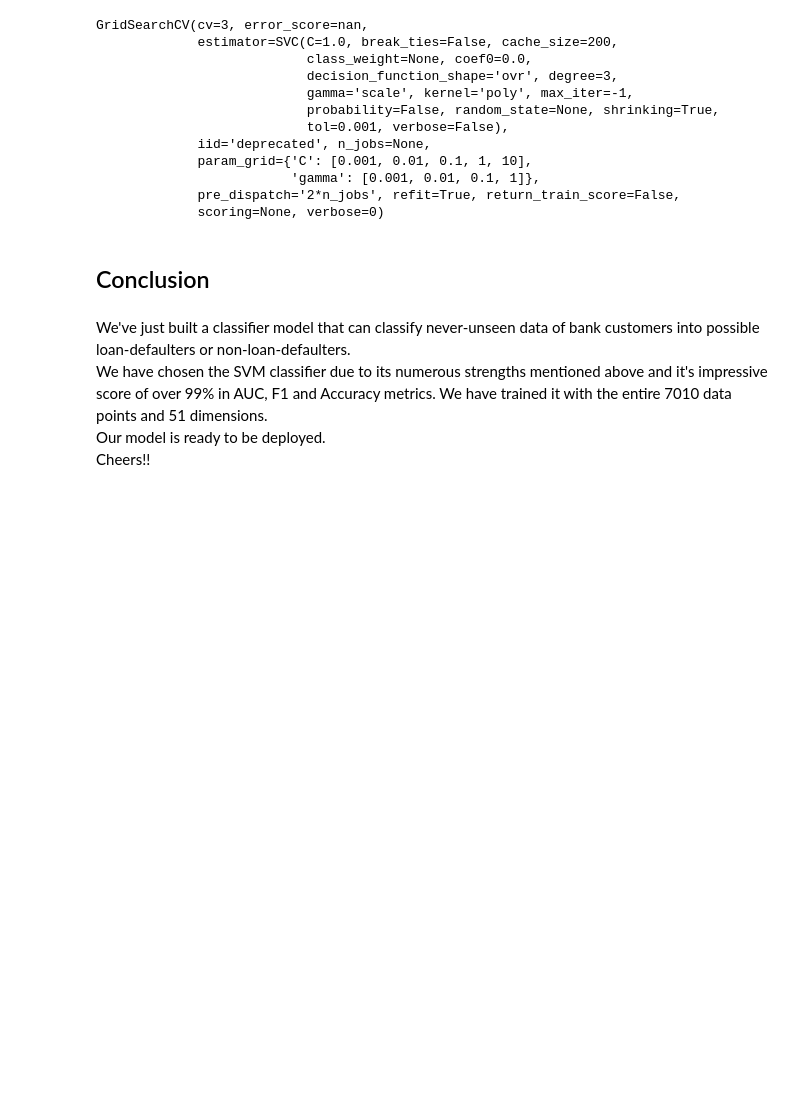
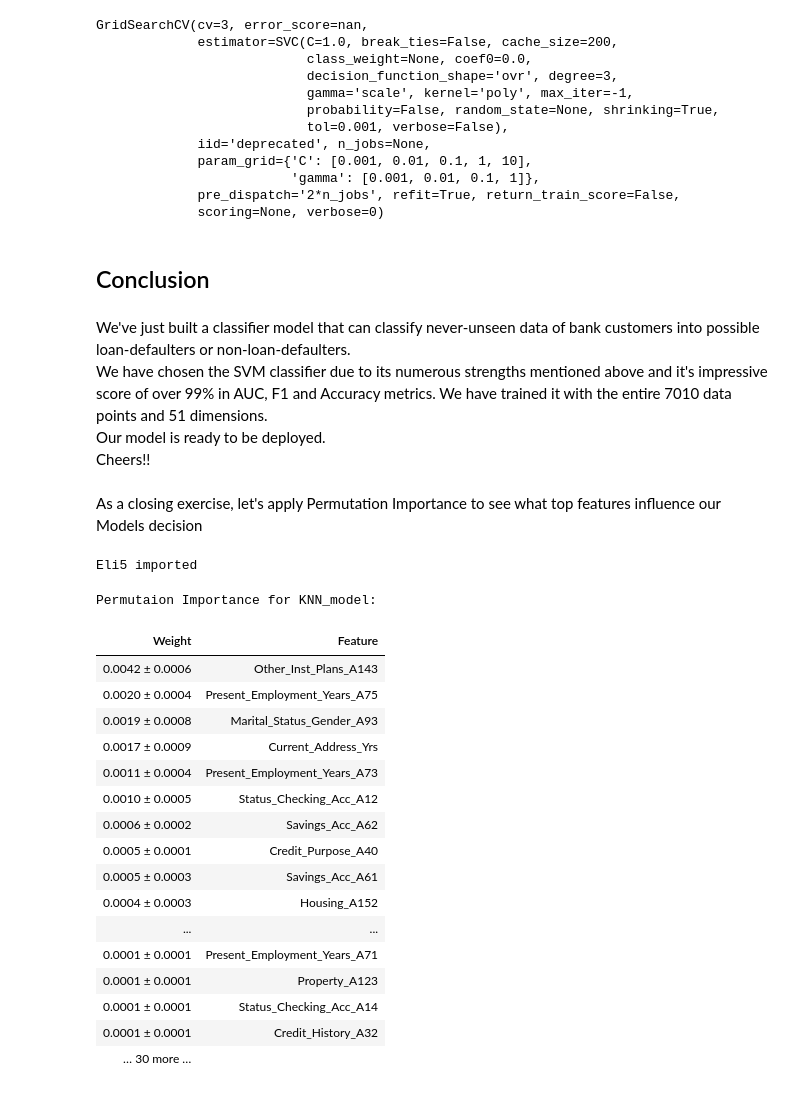
Before and after one commit to Lawrence-Krukrubo/Machine_Learning, a Jupyter notebook: loan_default_classifier.ipynb, the cells around one changed output. Cells and saved outputs as stored; diff of their text form; code cells hidden in the pictures; blank space fills up the shorter version.

```diff
--- a/loan_default_classifier.ipynb
+++ b/loan_default_classifier.ipynb
@@ -1340,3 +1339,14 @@ GridSearchCV(cv=3, error_score=nan,
 We've just built a classifier model that can classify never-unseen data of bank customers into possible loan-defaulters or non-loan-defaulters.
 <br>We have chosen the SVM classifier due to its numerous strengths mentioned above and it's impressive score of over 99% in AUC, F1 and Accuracy metrics. We have trained it with the entire 7010 data points and 51 dimensions.<br>Our model is ready to be deployed.
 <br>Cheers!!
+# %% [markdown]
+As a closing exercise, let's apply Permutation Importance to see what top features influence our Models decision
+# %%
+try:
+    import eli5
+except:
+    ! pip install eli5
+    import eli5
+print('Eli5 imported')
+# %% [output]
+Eli5 imported
@@ -1342,0 +1356,40 @@ We've just built a classifier model that can classify never-unseen data of bank
+# %%
+# First let'create a list of two top models
+top_models = [KNN_Model, SVM_Model]
+count = 0
+perm_knn = 0
+perm_svm = 0
+for model in top_models:
+    # Next, let's instantiate the PemuatationImportance object
+    if count > 0:
+        perm_svm = PermutationImportance(model, random_state=1).fit(features, target)
+        class_names_ = list(features.columns)
+        break
+    else:
+        perm_knn = PermutationImportance(model, random_state=1).fit(features, target)
+        class_names_ = list(features.columns)
+        count += 1
+# %%
+# Let's show the weights of features in the data set for KNN
+print('Permutaion Importance for KNN_model: ')
+print()
+eli5.show_weights(perm_knn, feature_names = class_names_)
+# %% [output]
+Permutaion Importance for KNN_model:
+| Weight | Feature |
+| 0.0042 ± 0.0006 | Other_Inst_Plans_A143 |
+| 0.0020 ± 0.0004 | Present_Employment_Years_A75 |
+| 0.0019 ± 0.0008 | Marital_Status_Gender_A93 |
+| 0.0017 ± 0.0009 | Current_Address_Yrs |
+| 0.0011 ± 0.0004 | Present_Employment_Years_A73 |
+| 0.0010 ± 0.0005 | Status_Checking_Acc_A12 |
+| 0.0006 ± 0.0002 | Savings_Acc_A62 |
+| 0.0005 ± 0.0001 | Credit_Purpose_A40 |
+| 0.0005 ± 0.0003 | Savings_Acc_A61 |
+| 0.0004 ± 0.0003 | Housing_A152 |
+| ... | ... |
+| 0.0001 ± 0.0001 | Present_Employment_Years_A71 |
+| 0.0001 ± 0.0001 | Property_A123 |
+| 0.0001 ± 0.0001 | Status_Checking_Acc_A14 |
+| 0.0001 ± 0.0001 | Credit_History_A32 |
+| … 30 more … |  |
```
Also changed, not shown: parts of 3 cells of this notebook.
